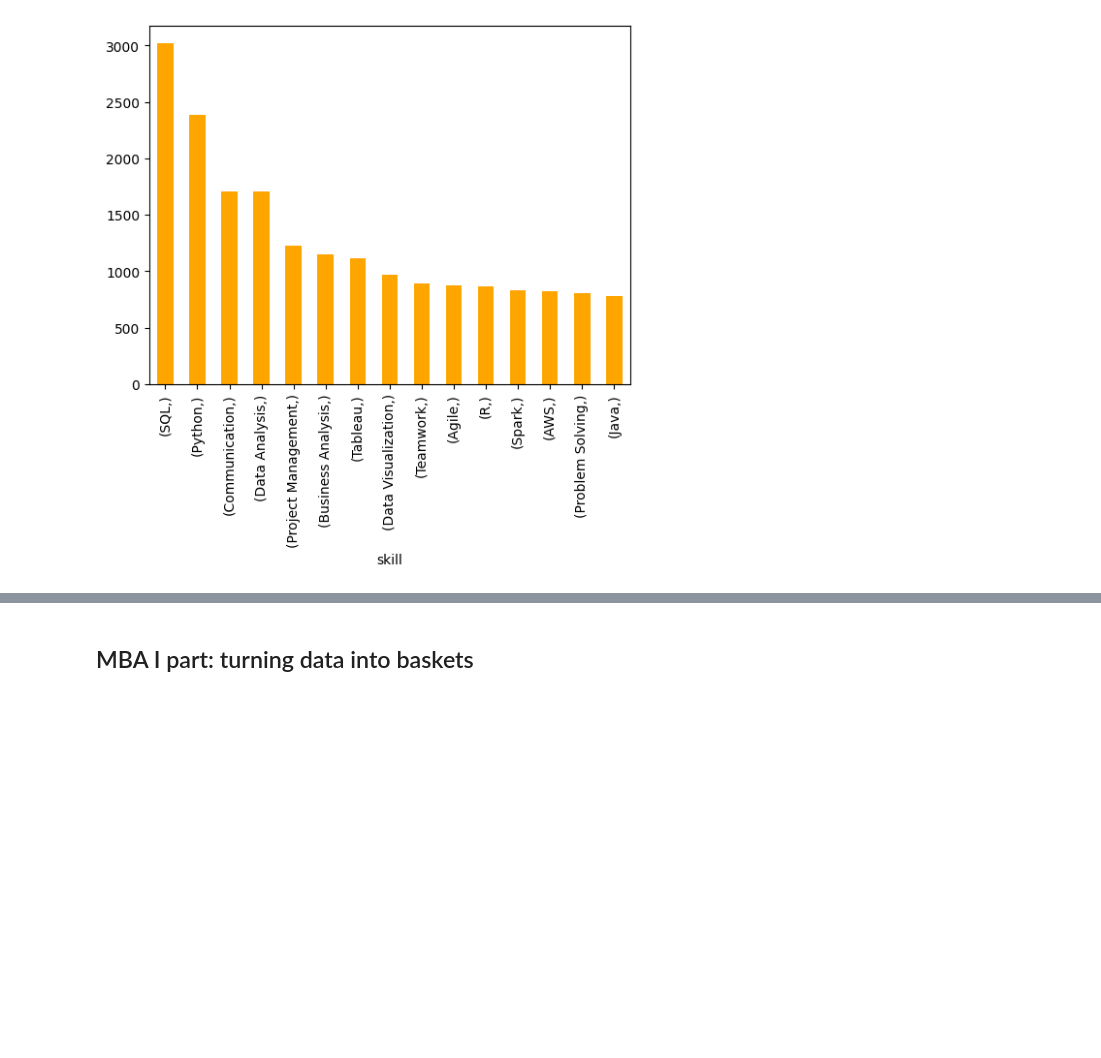
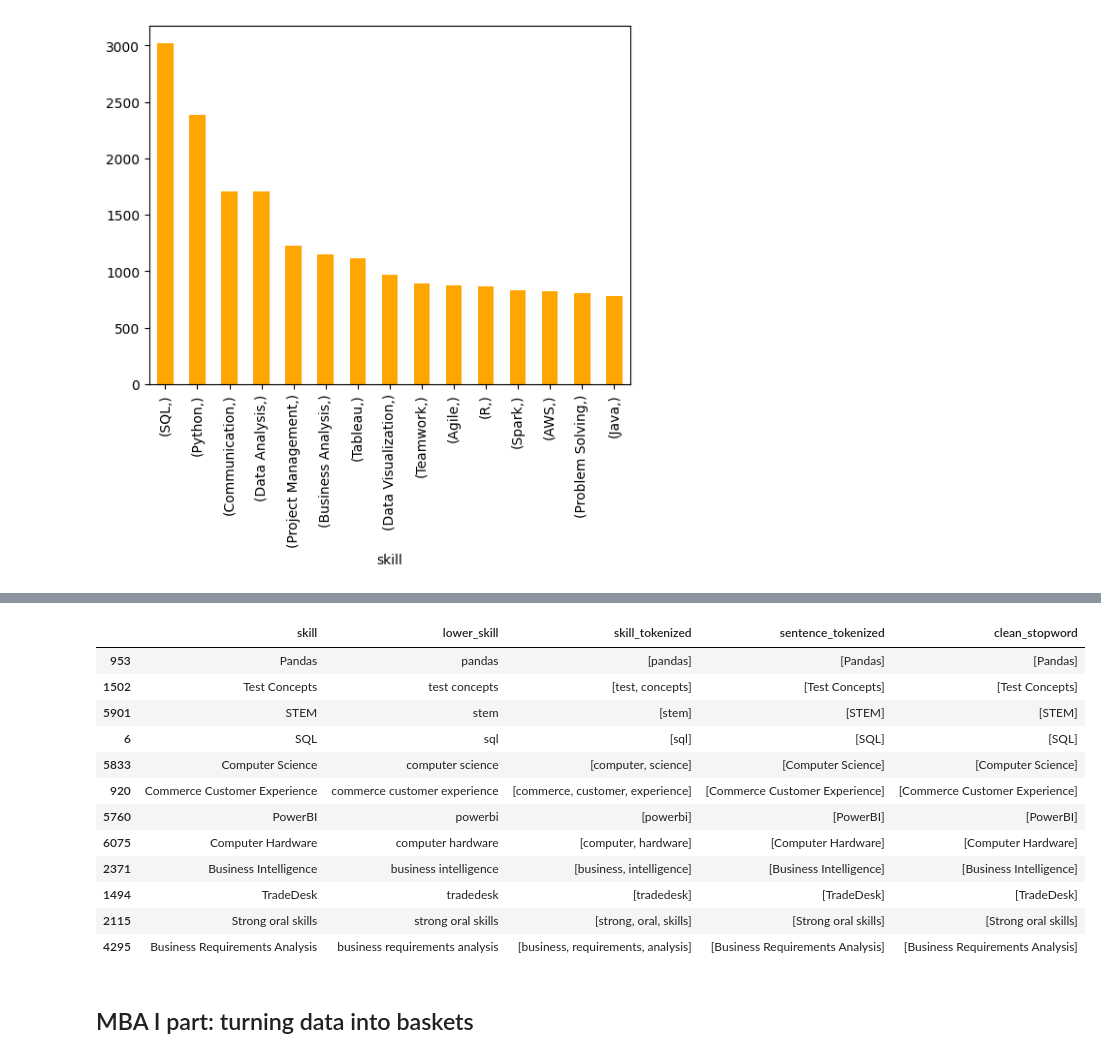
Before and after one commit to dariashcherbakovaaa/Algorithms-for-massive-data, a Jupyter notebook: MBA_Shcherbakova.ipynb, the cells around one changed output, grey strips where cells are left out. Drawn from its saved outputs; the diff is of its cells as text; code cells hidden in the pictures; blank space fills up the shorter version.

```diff
--- a/MBA_Shcherbakova.ipynb
+++ b/MBA_Shcherbakova.ipynb
@@ -324,3 +324,12 @@ counting[:15].plot.bar(color = 'orange')
 # %% [output]
 <Axes: xlabel='skill'>
 [figure]
+# %%
+for index, row in df.iterrows():
+    description = row['skill']
+    try:
+        lang = detect(description)
+        if lang == 'en':
+            job_desc = job_desc.append(row)
+    except:
+        continue
@@ -326,0 +389,12 @@ counting[:15].plot.bar(color = 'orange')
+# %%
+import nltk
+nltk.download('punkt')
+from nltk.tokenize import RegexpTokenizer
+from nltk.tokenize import sent_tokenize
+
+df['lower_skill'] = df.skill.str.lower()
+tokenizer = RegexpTokenizer(r"\w+")
+df['skill_tokenized'] = df.lower_skill.apply(lambda row: tokenizer.tokenize(row))
+df['sentence_tokenized'] = df.skill.apply(lambda row: sent_tokenize(row))
+
+df
@@ -326,0 +417,10 @@ counting[:15].plot.bar(color = 'orange')
+# %%
+from nltk.corpus import stopwords
+
+nltk.download('stopwords')
+def remove_stopwords(text):
+    stop_words = set(stopwords.words('english'))
+    cleaned = [word for word in text if word not in stop_words]
+    return cleaned
+
+df['clean_stopword'] = df['sentence_tokenized'].apply(remove_stopwords)
@@ -327,3 +430,19 @@ counting[:15].plot.bar(color = 'orange')
+# %%
+df.sample(12)
+# %% [output]
+|  | skill | lower_skill | skill_tokenized | sentence_tokenized | clean_stopword |
+| 953 | Pandas | pandas | [pandas] | [Pandas] | [Pandas] |
+| 1502 | Test Concepts | test concepts | [test, concepts] | [Test Concepts] | [Test Concepts] |
+| 5901 | STEM | stem | [stem] | [STEM] | [STEM] |
+| 6 | SQL | sql | [sql] | [SQL] | [SQL] |
+| 5833 | Computer Science | computer science | [computer, science] | [Computer Science] | [Computer Science] |
+| 920 | Commerce Customer Experience | commerce customer experience | [commerce, customer, experience] | [Commerce Customer Experience] | [Commerce Customer Experience] |
+| 5760 | PowerBI | powerbi | [powerbi] | [PowerBI] | [PowerBI] |
+| 6075 | Computer Hardware | computer hardware | [computer, hardware] | [Computer Hardware] | [Computer Hardware] |
+| 2371 | Business Intelligence | business intelligence | [business, intelligence] | [Business Intelligence] | [Business Intelligence] |
+| 1494 | TradeDesk | tradedesk | [tradedesk] | [TradeDesk] | [TradeDesk] |
+| 2115 | Strong oral skills | strong oral skills | [strong, oral, skills] | [Strong oral skills] | [Strong oral skills] |
+| 4295 | Business Requirements Analysis | business requirements analysis | [business, requirements, analysis] | [Business Requirements Analysis] | [Business Requirements Analysis] |
 # %% [markdown]
 ## MBA I part: turning data into baskets
 # %%
```
Also changed, not shown: parts of 3 cells of this notebook.
